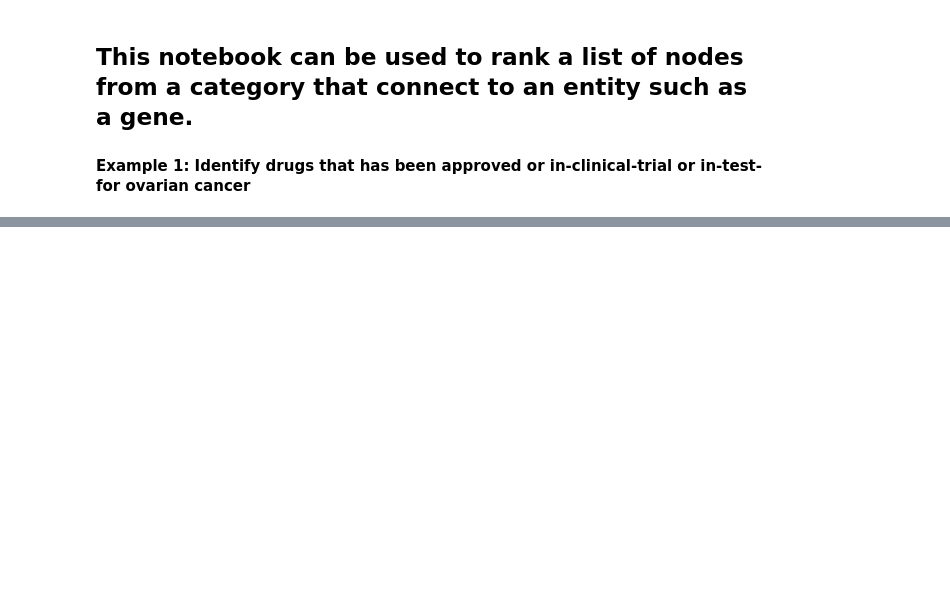
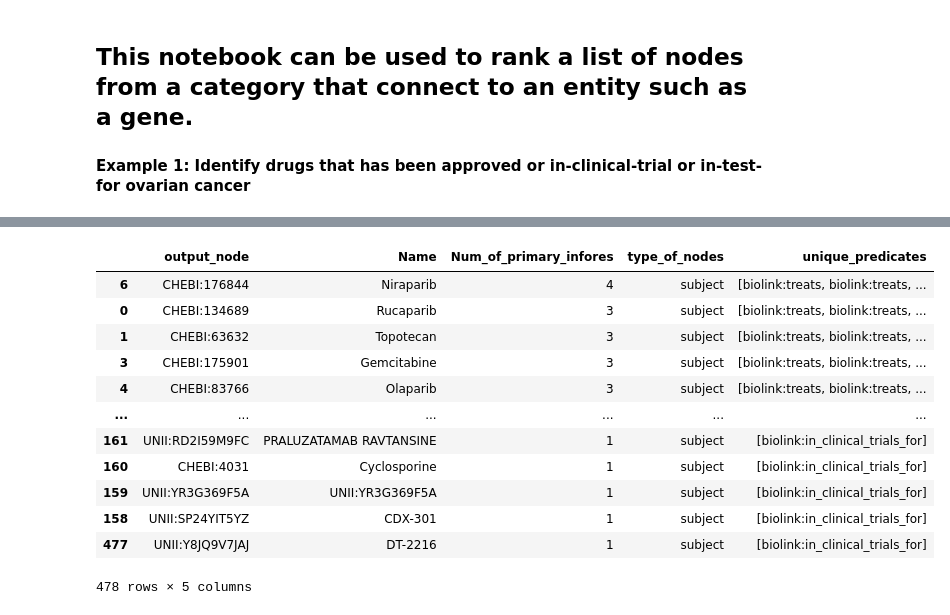
Before and after one commit to sierra-moxon/Translator_component_toolkit, a Jupyter notebook: notebooks/Connection_finder.ipynb, the cells around one changed output, grey strips where cells are left out. Drawn from its saved outputs; the diff is of its cells as text; code cells hidden in the pictures; blank space fills up the shorter version.

```diff
--- a/notebooks/Connection_finder.ipynb
+++ b/notebooks/Connection_finder.ipynb
@@ -128,3 +141,19 @@ NodeNorm does not know about these identifiers: UNII:8617Z5FMF6,UNII:RP9RQ0SOM8,
+# %%
+result_ranked_by_primary_infores
+# %% [output]
+|  | output_node | Name | Num_of_primary_infores | type_of_nodes | unique_predicates |
+| 6 | CHEBI:176844 | Niraparib | 4 | subject | [biolink:treats, biolink:treats, ... |
+| 0 | CHEBI:134689 | Rucaparib | 3 | subject | [biolink:treats, biolink:treats, ... |
+| 1 | CHEBI:63632 | Topotecan | 3 | subject | [biolink:treats, biolink:treats, ... |
+| 3 | CHEBI:175901 | Gemcitabine | 3 | subject | [biolink:treats, biolink:treats, ... |
+| 4 | CHEBI:83766 | Olaparib | 3 | subject | [biolink:treats, biolink:treats, ... |
+| ... | ... | ... | ... | ... | ... |
+| 161 | UNII:RD2I59M9FC | PRALUZATAMAB RAVTANSINE | 1 | subject | [biolink:in_clinical_trials_for] |
+| 160 | CHEBI:4031 | Cyclosporine | 1 | subject | [biolink:in_clinical_trials_for] |
+| 159 | UNII:YR3G369F5A | UNII:YR3G369F5A | 1 | subject | [biolink:in_clinical_trials_for] |
+| 158 | UNII:SP24YIT5YZ | CDX-301 | 1 | subject | [biolink:in_clinical_trials_for] |
+| 477 | UNII:Y8JQ9V7JAJ | DT-2216 | 1 | subject | [biolink:in_clinical_trials_for] |
+478 rows × 5 columns
 # %%
 # Step 8: Visualize the results
 TCT.visulization_one_hop_ranking(result_ranked_by_primary_infores, result_parsed,
```
Also changed, not shown: parts of 13 cells of this notebook, 3 other files.
